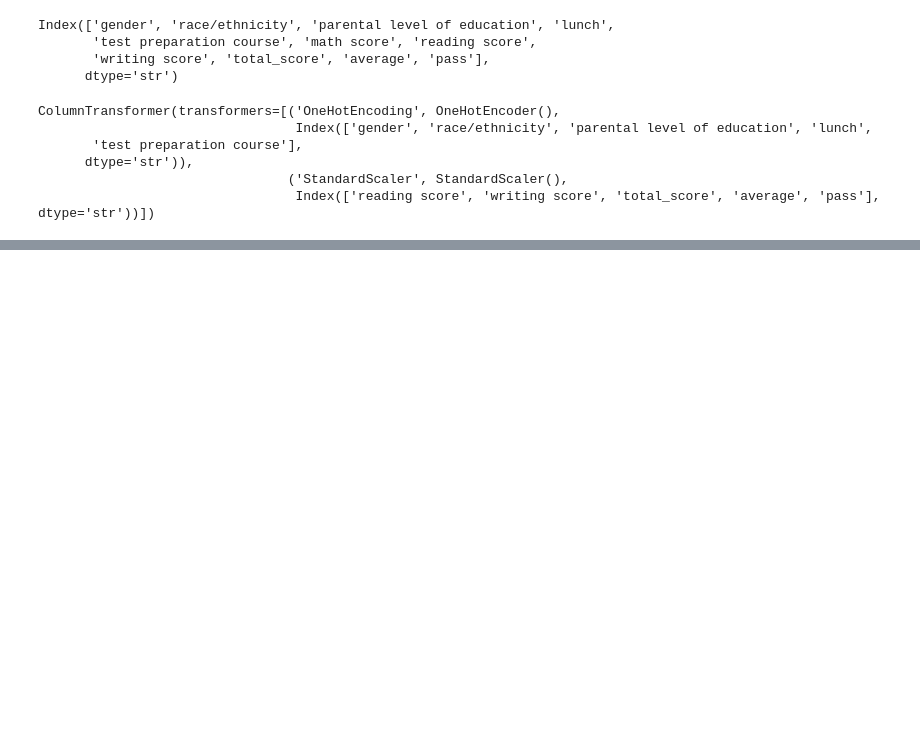
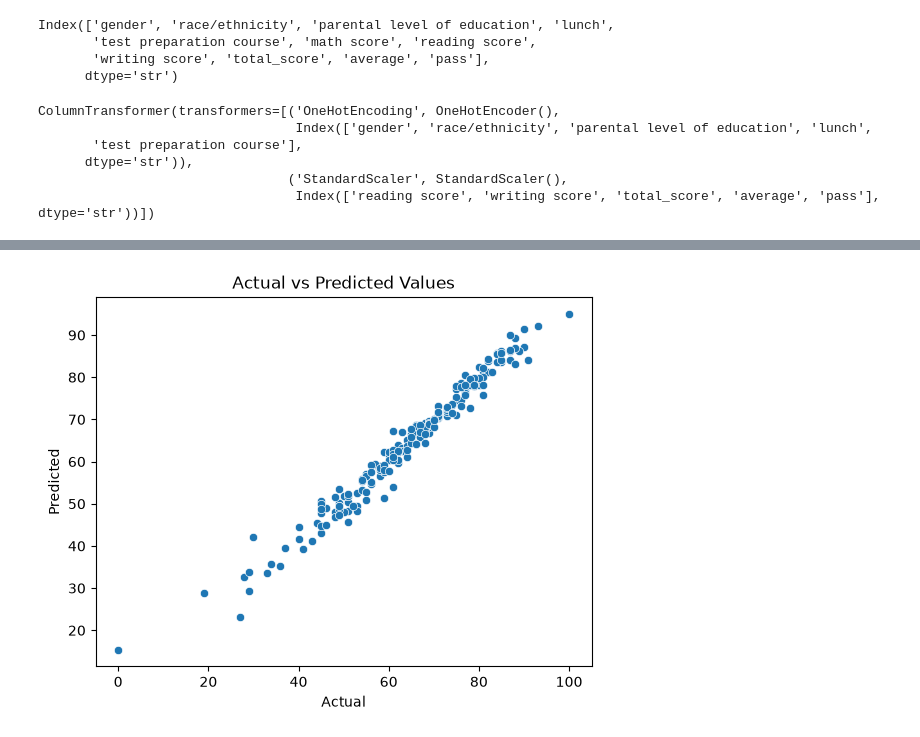
Before and after one commit to devdhruvsingh/student-performace-ml-project, a Jupyter notebook: notebook/model_training.ipynb, the cells around one changed output, grey strips where cells are left out. Cells and saved outputs as stored; diff of their text form; code cells hidden in the pictures; blank space fills up the shorter version.

Commit message:
eda and problem statement and modeling of the data

```diff
--- a/notebook/model_training.ipynb
+++ b/notebook/model_training.ipynb
@@ -62,3 +62,6 @@ ColumnTransformer(transformers=[('OneHotEncoding', OneHotEncoder(),
       dtype='str')),
                                 ('StandardScaler', StandardScaler(),
                                  Index(['reading score', 'writing score', 'total_score', 'average', 'pass'], dtype='str'))])
+# %%
+X = preprocessing.fit_transform(x)
+X
@@ -64,0 +86,5 @@ ColumnTransformer(transformers=[('OneHotEncoding', OneHotEncoder(),
+# %%
+from sklearn.model_selection import train_test_split
+
+X_train, X_test, y_train, y_test = train_test_split(X,y, test_size=0.2, random_state=42)
+X_train.shape, X_test.shape
@@ -64,0 +93,8 @@ ColumnTransformer(transformers=[('OneHotEncoding', OneHotEncoder(),
+# %%
+def evaluate_model(true, predicted):
+    mae = mean_absolute_error(true, predicted)
+    mse = mean_absolute_error(true, predicted)
+    rmse = np.sqrt(mean_squared_error(true, predicted))
+    r2_square = r2_score(true, predicted)
+
+    return mae, rmse, r2_square
@@ -64,0 +180,10 @@ ColumnTransformer(transformers=[('OneHotEncoding', OneHotEncoder(),
+# %%
+import seaborn as sns
+
+sns.scatterplot(x=y_test, y=y_test_pred)
+plt.xlabel("Actual")
+plt.ylabel("Predicted")
+plt.title("Actual vs Predicted Values")
+plt.show()
+# %% [output]
+[figure, added]
```
Also changed, not shown: parts of 6 cells of this notebook, 3 other files.
